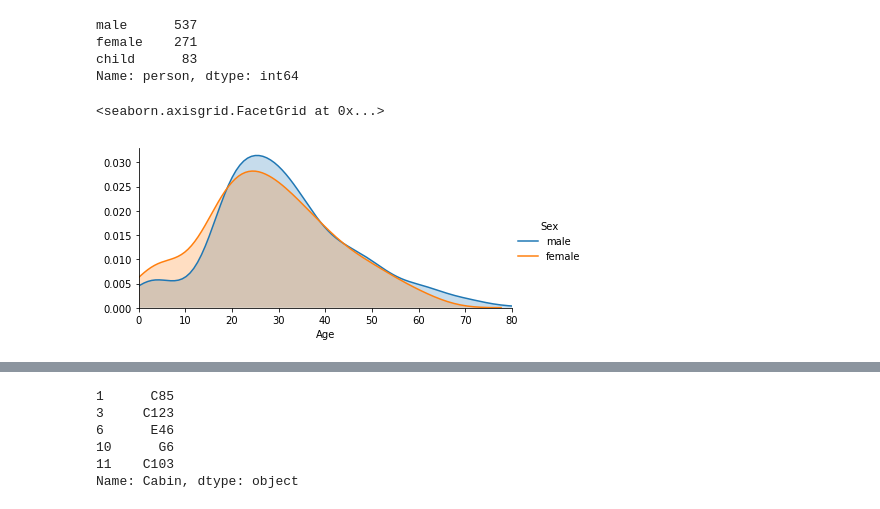
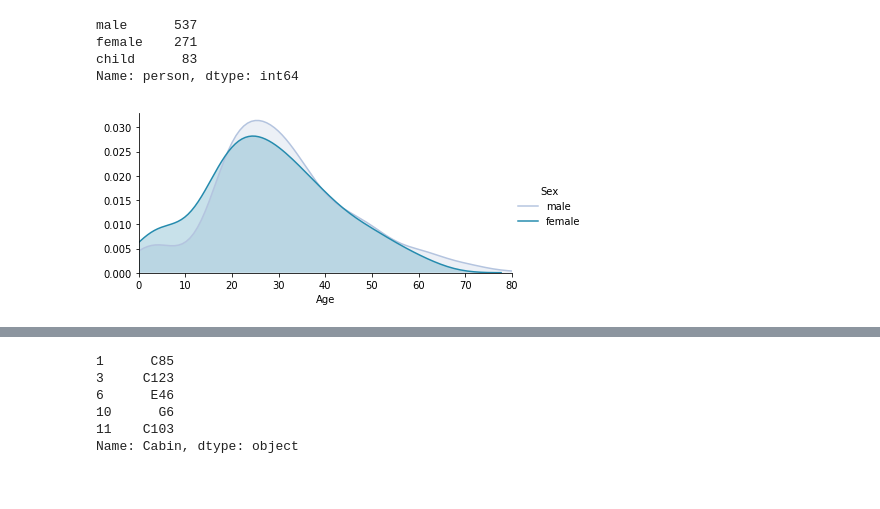
Before and after one commit to bethanylindberg/Kaggle, a Jupyter notebook: Titanic.ipynb, the cells around one changed output, grey strips where cells are left out. Saved outputs shown, nothing was run; the diff lists cells and outputs as text; code cells hidden in the pictures.

```diff
--- a/Titanic.ipynb
+++ b/Titanic.ipynb
@@ -19,3 +19,7 @@ import numpy as np
 import matplotlib.pyplot as plt
 import seaborn as sns
 %matplotlib inline
+# %%
+cmap = 'PuBuGn'
+sns.catplot("Sex",kind="count",data=titanic_df,palette=cmap)
+plt.savefig('.\\Results\\malefemale.png')
@@ -80,15 +81,15 @@ female    271
 child      83
 Name: person, dtype: int64
 # %%
-fig = sns.FacetGrid(titanic_df,hue='Sex',aspect=2)
+fig = sns.FacetGrid(titanic_df,hue='Sex',aspect=2,palette=cmap)
 fig.map(sns.kdeplot,'Age',shade=True)
 
 oldest = titanic_df['Age'].max()
 
 fig.set(xlim=(0,oldest))
 
 fig.add_legend()
+plt.savefig('.\\Results\\agekde.png')
 # %% [output]
-<seaborn.axisgrid.FacetGrid at 0x...>
-[figure, old version]
+[figure, new version]
 # %%
```
Also changed, not shown: parts of 17 cells of this notebook, 17 other files.
